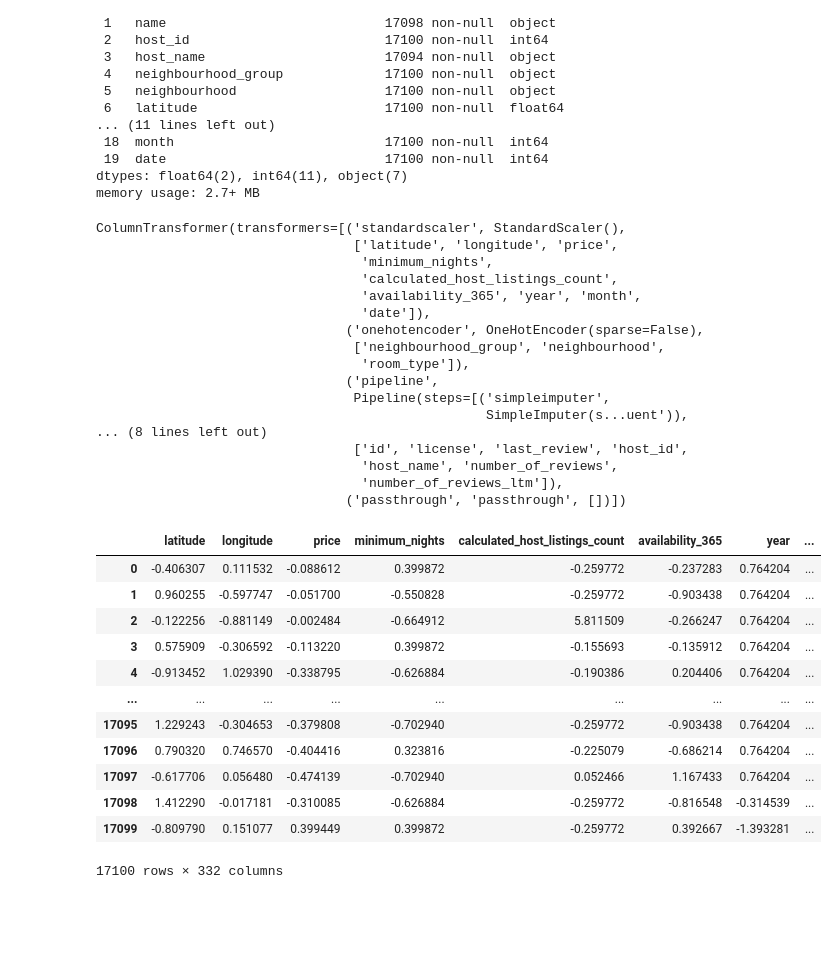
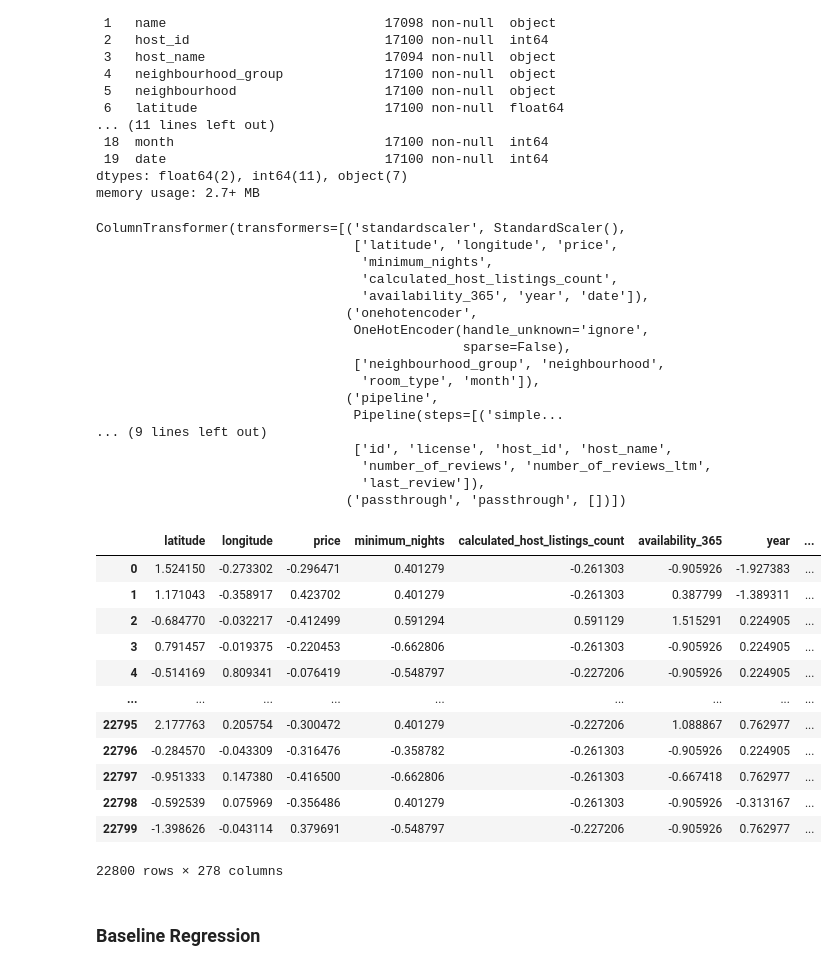
Before and after one commit to valli180/airbnb-popularity_regression, a Jupyter notebook: notebooks/model.ipynb, the cells around one changed output. Drawn from its saved outputs; the diff is of its cells as text; code cells hidden in the pictures; blank space fills up the shorter version.

```diff
--- a/notebooks/model.ipynb
+++ b/notebooks/model.ipynb
@@ -128,14 +133,15 @@ numeric_features = [
     "calculated_host_listings_count",
     "availability_365",
     "year",
-    "month",
-    "date"
+    "date",
+
 ]
 
 categorical_features = [
     "neighbourhood_group",
     "neighbourhood",
-    "room_type"
+    "room_type",
+    "month"
 ]
 
 text_features = [
@@ -145,14 +151,17 @@ text_features = [
 drop_features = [
     "id",
     "license",
-    "last_review",
     "host_id",
     "host_name",
     "number_of_reviews",
-    "number_of_reviews_ltm"
+    "number_of_reviews_ltm",
+     "last_review"
 ]
 
-passthrough_features = []
+passthrough_features = [
+
+
+]
 
 target_column = "reviews_per_month"
 
@@ -166,6 +175,7 @@ assert (
 ) == len(train_data.columns)
 # %%
 X_train, y_train = train_data.drop(columns=[target_column]), train_data[target_column]
+X_big_train, y_big_train = train_big_data.drop(columns=[target_column]), train_big_data[target_column]
 # %%
 X_train.info()
 # %% [output]
@@ -194,35 +204,35 @@ function_transformer = FunctionTransformer(
 pipe_text_feats = make_pipeline(
     SimpleImputer(strategy="most_frequent"),
     function_transformer,
-    CountVectorizer(stop_words="english", max_features=100)
+    CountVectorizer(stop_words="english", max_features=30)
 )
 
 column_transformer = make_column_transformer(
     (StandardScaler(), numeric_features),
-    (OneHotEncoder(sparse=False), categorical_features),
+    (OneHotEncoder(handle_unknown="ignore", sparse=False), categorical_features),
     (pipe_text_feats, text_features),
     ("drop", drop_features),
     ("passthrough", passthrough_features)
 )
 # %%
-column_transformer.fit(X_train)
+column_transformer.fit(X_big_train)
 # %% [output]
 ColumnTransformer(transformers=[('standardscaler', StandardScaler(),
                                  ['latitude', 'longitude', 'price',
                                   'minimum_nights',
                                   'calculated_host_listings_count',
-                                  'availability_365', 'year', 'month',
-                                  'date']),
-                                ('onehotencoder', OneHotEncoder(sparse=False),
+                                  'availability_365', 'year', 'date']),
+                                ('onehotencoder',
+                                 OneHotEncoder(handle_unknown='ignore',
+                                               sparse=False),
                                  ['neighbourhood_group', 'neighbourhood',
-                                  'room_type']),
+                                  'room_type', 'month']),
                                 ('pipeline',
-                                 Pipeline(steps=[('simpleimputer',
-                                                  SimpleImputer(s...uent')),
-... (8 lines left out)
-                                 ['id', 'license', 'last_review', 'host_id',
-                                  'host_name', 'number_of_reviews',
-                                  'number_of_reviews_ltm']),
+                                 Pipeline(steps=[('simple...
+... (9 lines left out)
+                                 ['id', 'license', 'host_id', 'host_name',
+                                  'number_of_reviews', 'number_of_reviews_ltm',
+                                  'last_review']),
                                 ('passthrough', 'passthrough', [])])
 # %%
 new_columns = (
@@ -232,21 +242,21 @@ new_columns = (
     passthrough_features
 )
 # %%
-pd.DataFrame(column_transformer.transform(X_train), columns=new_columns)
+pd.DataFrame(column_transformer.transform(X_big_train), columns=new_columns)
 # %% [output]
 |  | latitude | longitude | price | minimum_nights | calculated_host_listings_count | availability_365 | year | ... |
-| 0 | -0.406307 | 0.111532 | -0.088612 | 0.399872 | -0.259772 | -0.237283 | 0.764204 | ... |
-| 1 | 0.960255 | -0.597747 | -0.051700 | -0.550828 | -0.259772 | -0.903438 | 0.764204 | ... |
-| 2 | -0.122256 | -0.881149 | -0.002484 | -0.664912 | 5.811509 | -0.266247 | 0.764204 | ... |
-| 3 | 0.575909 | -0.306592 | -0.113220 | 0.399872 | -0.155693 | -0.135912 | 0.764204 | ... |
-| 4 | -0.913452 | 1.029390 | -0.338795 | -0.626884 | -0.190386 | 0.204406 | 0.764204 | ... |
+| 0 | 1.524150 | -0.273302 | -0.296471 | 0.401279 | -0.261303 | -0.905926 | -1.927383 | ... |
+| 1 | 1.171043 | -0.358917 | 0.423702 | 0.401279 | -0.261303 | 0.387799 | -1.389311 | ... |
+| 2 | -0.684770 | -0.032217 | -0.412499 | 0.591294 | 0.591129 | 1.515291 | 0.224905 | ... |
+| 3 | 0.791457 | -0.019375 | -0.220453 | -0.662806 | -0.261303 | -0.905926 | 0.224905 | ... |
+| 4 | -0.514169 | 0.809341 | -0.076419 | -0.548797 | -0.227206 | -0.905926 | 0.224905 | ... |
 | ... | ... | ... | ... | ... | ... | ... | ... | ... |
-| 17095 | 1.229243 | -0.304653 | -0.379808 | -0.702940 | -0.259772 | -0.903438 | 0.764204 | ... |
-| 17096 | 0.790320 | 0.746570 | -0.404416 | 0.323816 | -0.225079 | -0.686214 | 0.764204 | ... |
-| 17097 | -0.617706 | 0.056480 | -0.474139 | -0.702940 | 0.052466 | 1.167433 | 0.764204 | ... |
-| 17098 | 1.412290 | -0.017181 | -0.310085 | -0.626884 | -0.259772 | -0.816548 | -0.314539 | ... |
-| 17099 | -0.809790 | 0.151077 | 0.399449 | 0.399872 | -0.259772 | 0.392667 | -1.393281 | ... |
+| 22795 | 2.177763 | 0.205754 | -0.300472 | 0.401279 | -0.227206 | 1.088867 | 0.762977 | ... |
+| 22796 | -0.284570 | -0.043309 | -0.316476 | -0.358782 | -0.261303 | -0.905926 | 0.224905 | ... |
+| 22797 | -0.951333 | 0.147380 | -0.416500 | -0.662806 | -0.261303 | -0.667418 | 0.762977 | ... |
+| 22798 | -0.592539 | 0.075969 | -0.356486 | 0.401279 | -0.261303 | -0.905926 | -0.313167 | ... |
+| 22799 | -1.398626 | -0.043114 | 0.379691 | -0.548797 | -0.227206 | -0.905926 | 0.762977 | ... |
-17100 rows × 332 columns
+22800 rows × 278 columns
 # %%
 # Credits to Varada K.
 
@@ -280,0 +307,2 @@ def mean_std_cross_val_scores(model, X_train, y_train, **kwargs):
+# %% [markdown]
+### Baseline Regression
```
Also changed, not shown: parts of 14 cells of this notebook.
